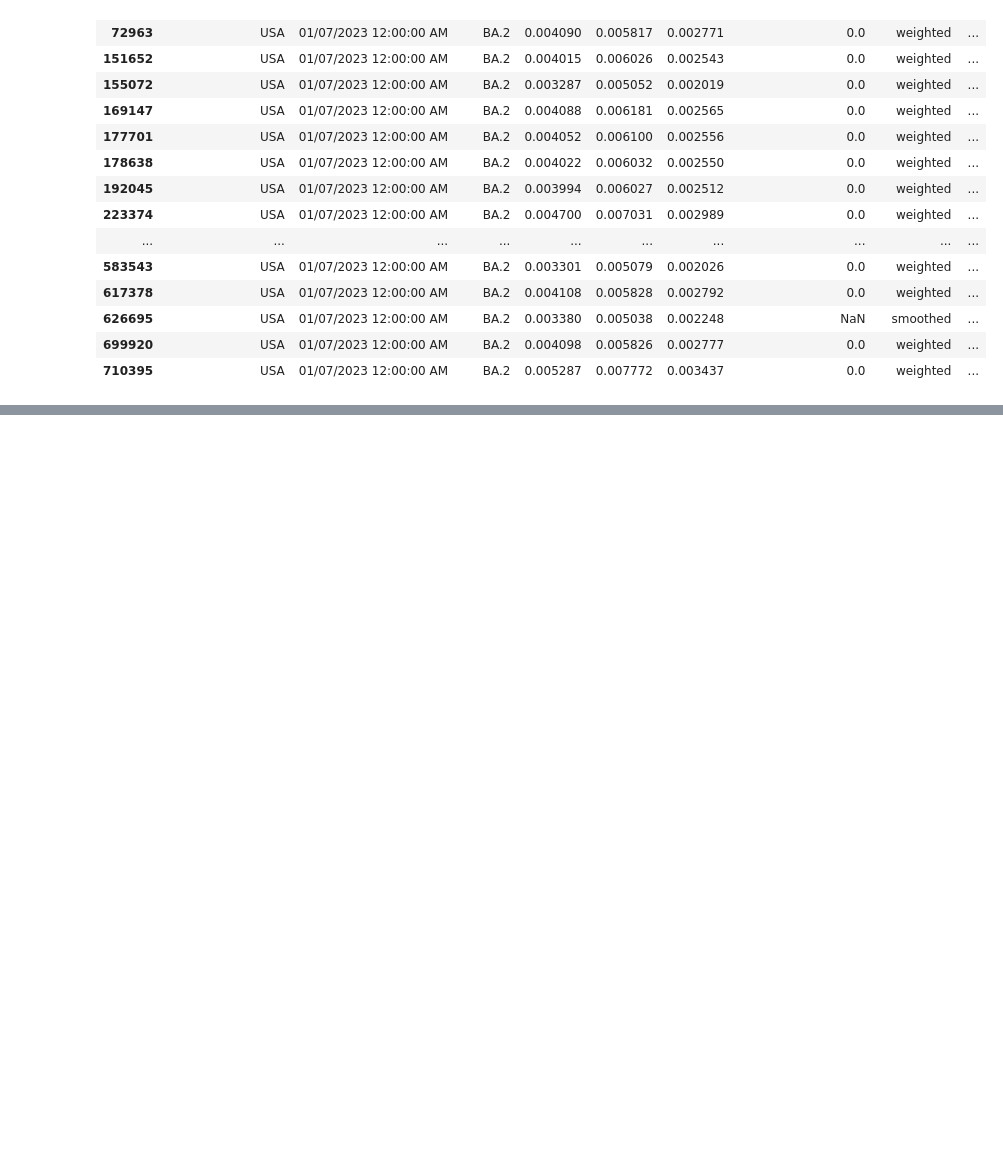
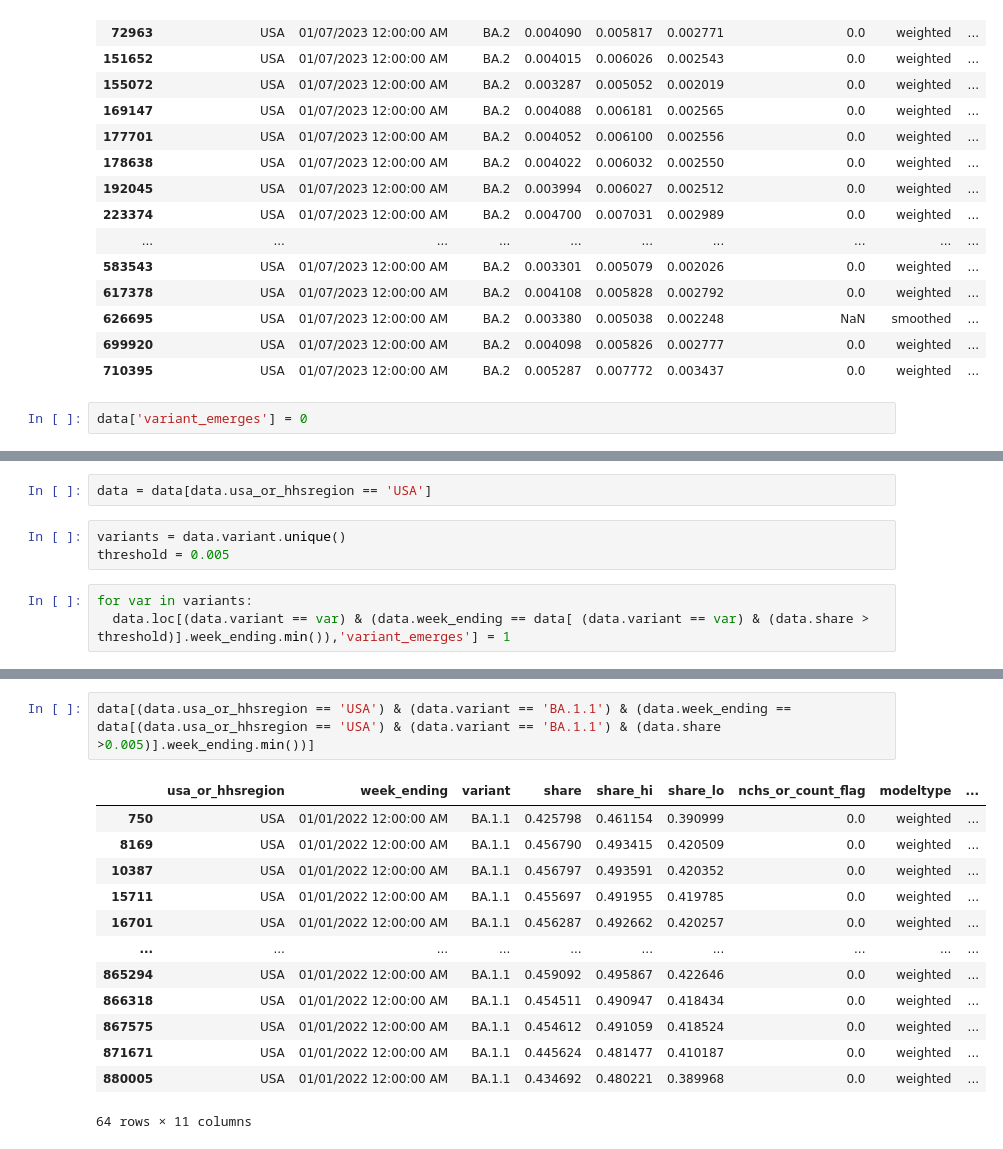
Before and after one commit to nurfnick/SMaRT2023, a Jupyter notebook: Code/StartedCleaningData.ipynb, the cells around one changed output, grey strips where cells are left out. Drawn from its saved outputs; the diff is of its cells as text; blank space fills up the shorter version.

Commit message:
Got the emergence tag working with a simple for loop.  Should check with a visualization...

```diff
--- a/Code/StartedCleaningData.ipynb
+++ b/Code/StartedCleaningData.ipynb
@@ -68,3 +68,5 @@ data[(data.usa_or_hhsregion == 'USA') & (data.variant == 'BA.2') & (data.week_en
 | 626695 | USA | 01/07/2023 12:00:00 AM | BA.2 | 0.003380 | 0.005038 | 0.002248 | NaN | smoothed | ... |
 | 699920 | USA | 01/07/2023 12:00:00 AM | BA.2 | 0.004098 | 0.005826 | 0.002777 | 0.0 | weighted | ... |
 | 710395 | USA | 01/07/2023 12:00:00 AM | BA.2 | 0.005287 | 0.007772 | 0.003437 | 0.0 | weighted | ... |
+# %%
+data['variant_emerges'] = 0
@@ -70,0 +84,8 @@ data[(data.usa_or_hhsregion == 'USA') & (data.variant == 'BA.2') & (data.week_en
+# %%
+data = data[data.usa_or_hhsregion == 'USA']
+# %%
+variants = data.variant.unique()
+threshold = 0.005
+# %%
+for var in variants:
+  data.loc[(data.variant == var) & (data.week_ending == data[ (data.variant == var) & (data.share > threshold)].week_ending.min()),'variant_emerges'] = 1
@@ -70,0 +114,16 @@ data[(data.usa_or_hhsregion == 'USA') & (data.variant == 'BA.2') & (data.week_en
+# %%
+data[(data.usa_or_hhsregion == 'USA') & (data.variant == 'BA.1.1') & (data.week_ending == data[(data.usa_or_hhsregion == 'USA') & (data.variant == 'BA.1.1') & (data.share >0.005)].week_ending.min())]
+# %% [output]
+|  | usa_or_hhsregion | week_ending | variant | share | share_hi | share_lo | nchs_or_count_flag | modeltype | ... |
+| 750 | USA | 01/01/2022 12:00:00 AM | BA.1.1 | 0.425798 | 0.461154 | 0.390999 | 0.0 | weighted | ... |
+| 8169 | USA | 01/01/2022 12:00:00 AM | BA.1.1 | 0.456790 | 0.493415 | 0.420509 | 0.0 | weighted | ... |
+| 10387 | USA | 01/01/2022 12:00:00 AM | BA.1.1 | 0.456797 | 0.493591 | 0.420352 | 0.0 | weighted | ... |
+| 15711 | USA | 01/01/2022 12:00:00 AM | BA.1.1 | 0.455697 | 0.491955 | 0.419785 | 0.0 | weighted | ... |
+| 16701 | USA | 01/01/2022 12:00:00 AM | BA.1.1 | 0.456287 | 0.492662 | 0.420257 | 0.0 | weighted | ... |
+| ... | ... | ... | ... | ... | ... | ... | ... | ... | ... |
+| 865294 | USA | 01/01/2022 12:00:00 AM | BA.1.1 | 0.459092 | 0.495867 | 0.422646 | 0.0 | weighted | ... |
+| 866318 | USA | 01/01/2022 12:00:00 AM | BA.1.1 | 0.454511 | 0.490947 | 0.418434 | 0.0 | weighted | ... |
+| 867575 | USA | 01/01/2022 12:00:00 AM | BA.1.1 | 0.454612 | 0.491059 | 0.418524 | 0.0 | weighted | ... |
+| 871671 | USA | 01/01/2022 12:00:00 AM | BA.1.1 | 0.445624 | 0.481477 | 0.410187 | 0.0 | weighted | ... |
+| 880005 | USA | 01/01/2022 12:00:00 AM | BA.1.1 | 0.434692 | 0.480221 | 0.389968 | 0.0 | weighted | ... |
+64 rows × 11 columns
```
Also changed, not shown: parts of 4 cells of this notebook.
